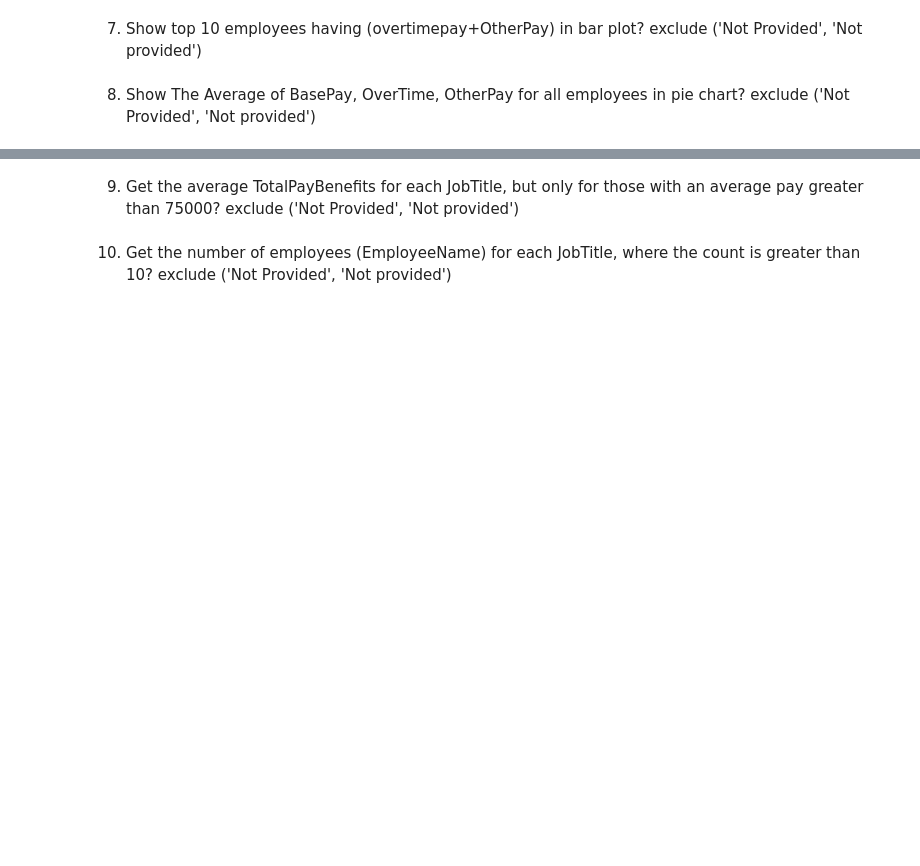
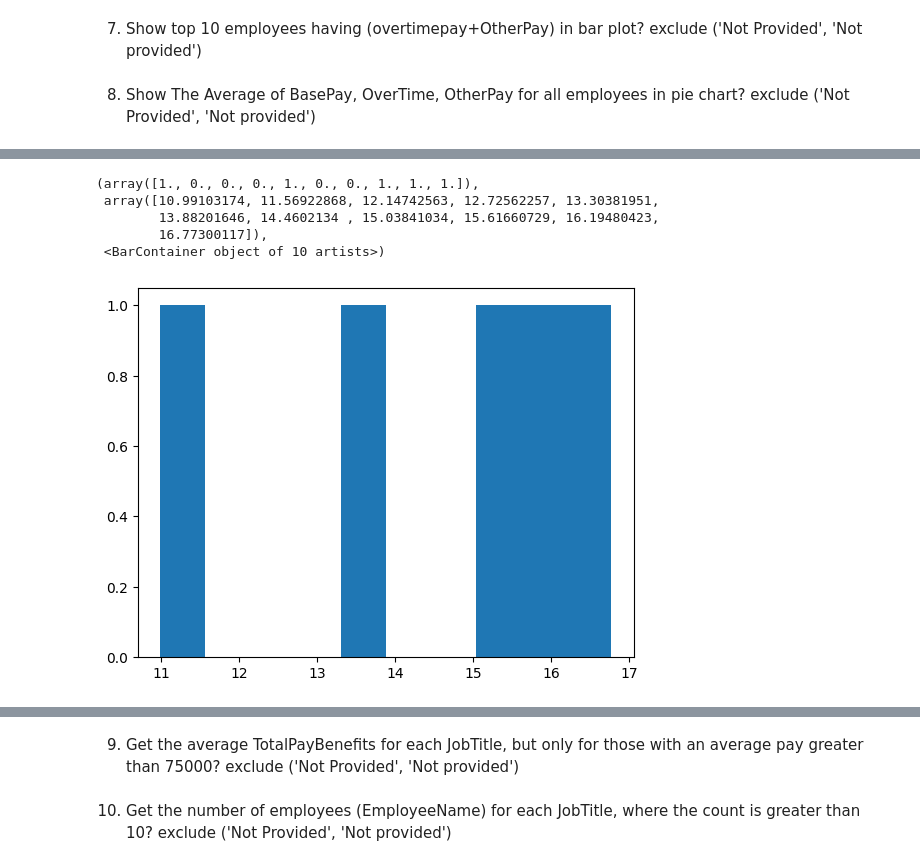
Before and after one commit to Naeemayub/DAC, a Jupyter notebook: 9 test.ipynb, the cells around one changed output, grey strips where cells are left out. Saved outputs shown, nothing was run; the diff lists cells and outputs as text; code cells hidden in the pictures; blank space fills up the shorter version.

```diff
--- a/9 test.ipynb
+++ b/9 test.ipynb
@@ -201,0 +236,9 @@ where EmployeeName Not In("Not Provided", "Not provided") and OvertimePay == 0 a
+# %%
+plt.hist(age, bins = 10)
+# %% [output]
+(array([1., 0., 0., 0., 1., 0., 0., 1., 1., 1.]),
+ array([10.99103174, 11.56922868, 12.14742563, 12.72562257, 13.30381951,
+        13.88201646, 14.4602134 , 15.03841034, 15.61660729, 16.19480423,
+        16.77300117]),
+ <BarContainer object of 10 artists>)
+[figure, added]
```
Also changed, not shown: parts of 18 cells of this notebook, 3 other files.
